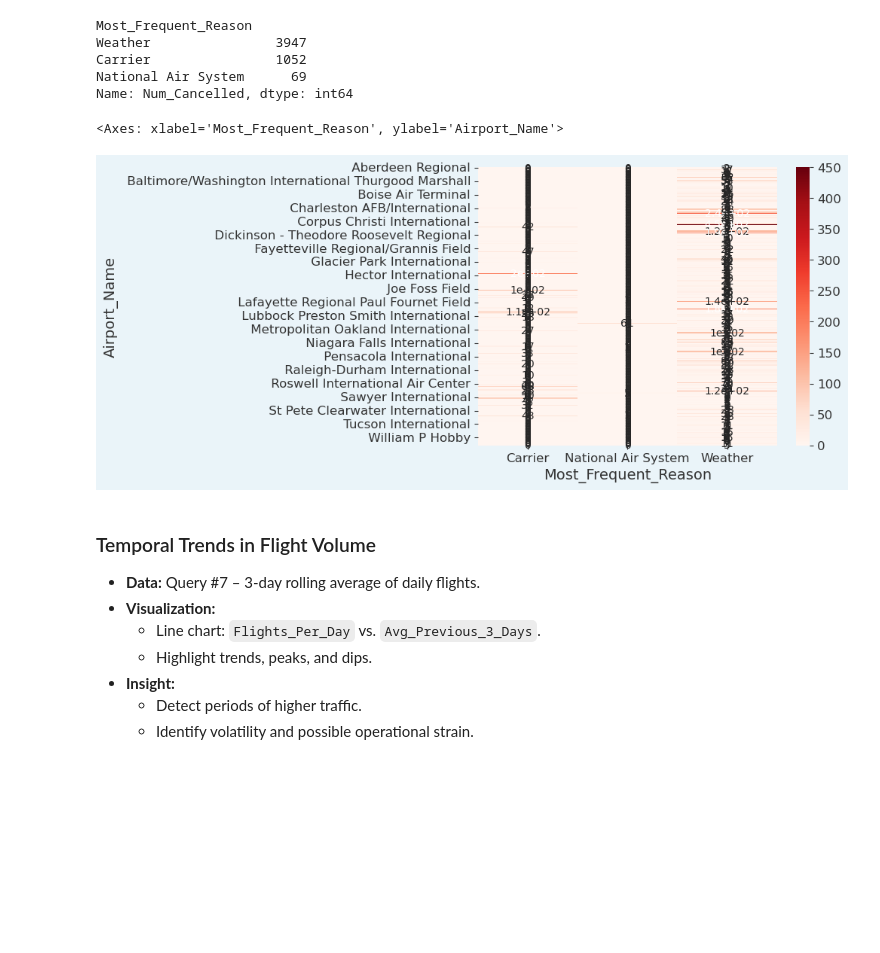
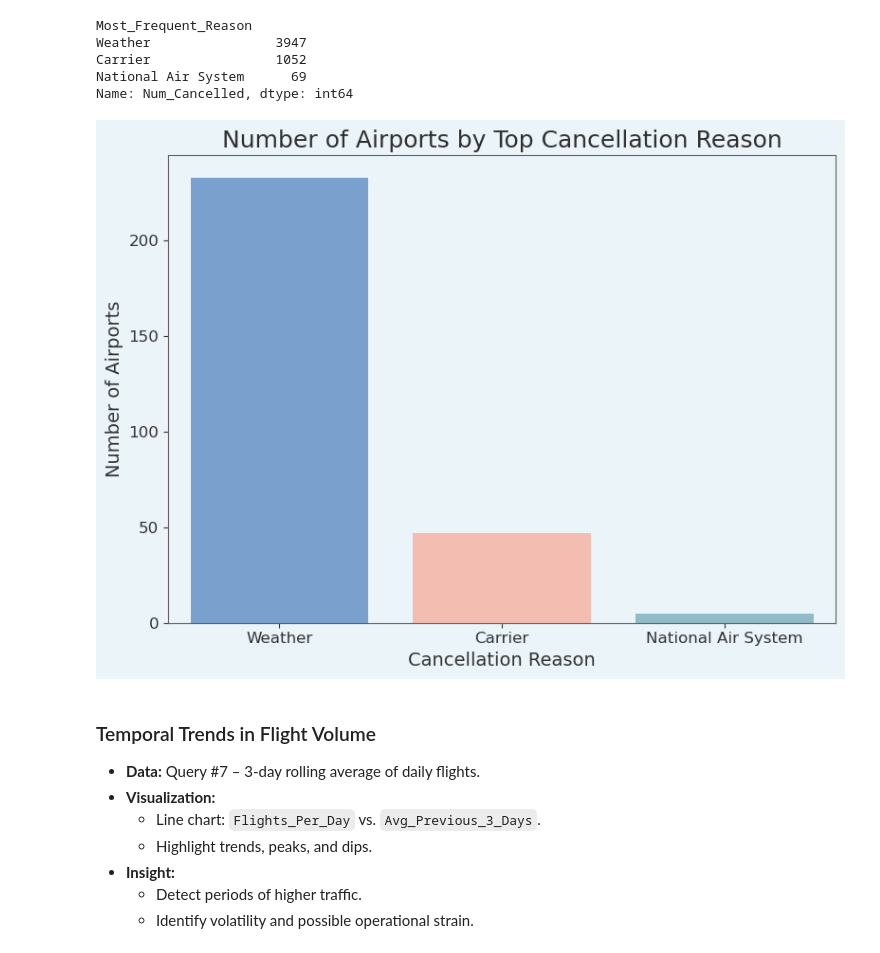
Before and after one commit to gentrylamb/dsan6300-final-project, a Jupyter notebook: website/code.ipynb, the cells around one changed output. Saved outputs shown, nothing was run; the diff lists cells and outputs as text; code cells hidden in the pictures; blank space fills up the shorter version.

```diff
--- a/website/code.ipynb
+++ b/website/code.ipynb
@@ -233,19 +208,19 @@ use_custom_style(category_palette)
   - Weather vs. carrier vs. NAS vs. security.
   - Operational recommendations to reduce cancellations.
 # %%
-#| label: airport-cancellation-reason
+#| label: top-airport-cancellation-reason
 
 use_custom_style(category_palette)
 # Drop Airport city information before colon for better viewing
-df_cancel['Airport_Name'] = df_cancel['Airport_Name'].str.split(':').str[1]
+df_cancel['Airport_Name_clean'] = df_cancel['Airport_Name'].str.split(':').str[1]
 # Select top 10 airports by total cancellations
-top_airports = df_cancel.groupby("Airport_Name")["Num_Cancelled"].sum().nlargest(10).index
-df_top = df_cancel[df_cancel.Airport_Name.isin(top_airports)]
+top_airports = df_cancel.groupby("Airport_Name_clean")["Num_Cancelled"].sum().nlargest(10).index
+df_top = df_cancel[df_cancel.Airport_Name_clean.isin(top_airports)]
 # Ensure bars are ordered by total cancellations
-airport_order = df_top.groupby("Airport_Name")["Num_Cancelled"].sum().sort_values(ascending=False).index
+airport_order = df_top.groupby("Airport_Name_clean")["Num_Cancelled"].sum().sort_values(ascending=False).index
 # Create barplot of day versus number of flights on avg
 plt.figure(figsize=(10,8))
-sns.barplot(x="Num_Cancelled", y="Airport_Name", hue="Most_Frequent_Reason", data=df_top, order=airport_order)
+sns.barplot(x="Num_Cancelled", y="Airport_Name_clean", hue="Most_Frequent_Reason", data=df_top, order=airport_order)
 plt.legend(title="Cancellation Reason")
 plt.title("Top Airports by Most Frequent Cancellation Reason")
 plt.ylabel("Airport Name")
@@ -261,19 +238,26 @@ Weather                3947
 Carrier                1052
 National Air System      69
 Name: Num_Cancelled, dtype: int64
-# %%
-# Example: Pivot table for heatmap
-pivot = df_cancel.pivot_table(
-    index='Airport_Name',
-    columns='Most_Frequent_Reason',
-    values='Num_Cancelled',
-    aggfunc='sum',
-    fill_value=0
-)
-sns.heatmap(pivot, cmap="Reds", annot=True)
-# %% [output]
-<Axes: xlabel='Most_Frequent_Reason', ylabel='Airport_Name'>
-[figure, removed]
+# %%
+#| label: cancellation-reasons-totals
+
+use_custom_style(category_palette)
+# get counts of airports in each cancellation
+airport_count_by_reason = df_cancel['Most_Frequent_Reason'].value_counts()
+# plot barplot of airports by each reason
+plt.figure(figsize=(8,6))
+sns.barplot(
+    x=airport_count_by_reason.index,
+    y=airport_count_by_reason.values,
+    hue=airport_count_by_reason.index
+)
+plt.title("Number of Airports by Top Cancellation Reason")
+plt.xlabel("Cancellation Reason")
+plt.ylabel("Number of Airports")
+plt.tight_layout()
+plt.show()
+# %% [output]
+[figure, added]
 # %% [markdown]
 ### Temporal Trends in Flight Volume
 
```
Also changed, not shown: parts of 13 cells of this notebook, 23 other files.
